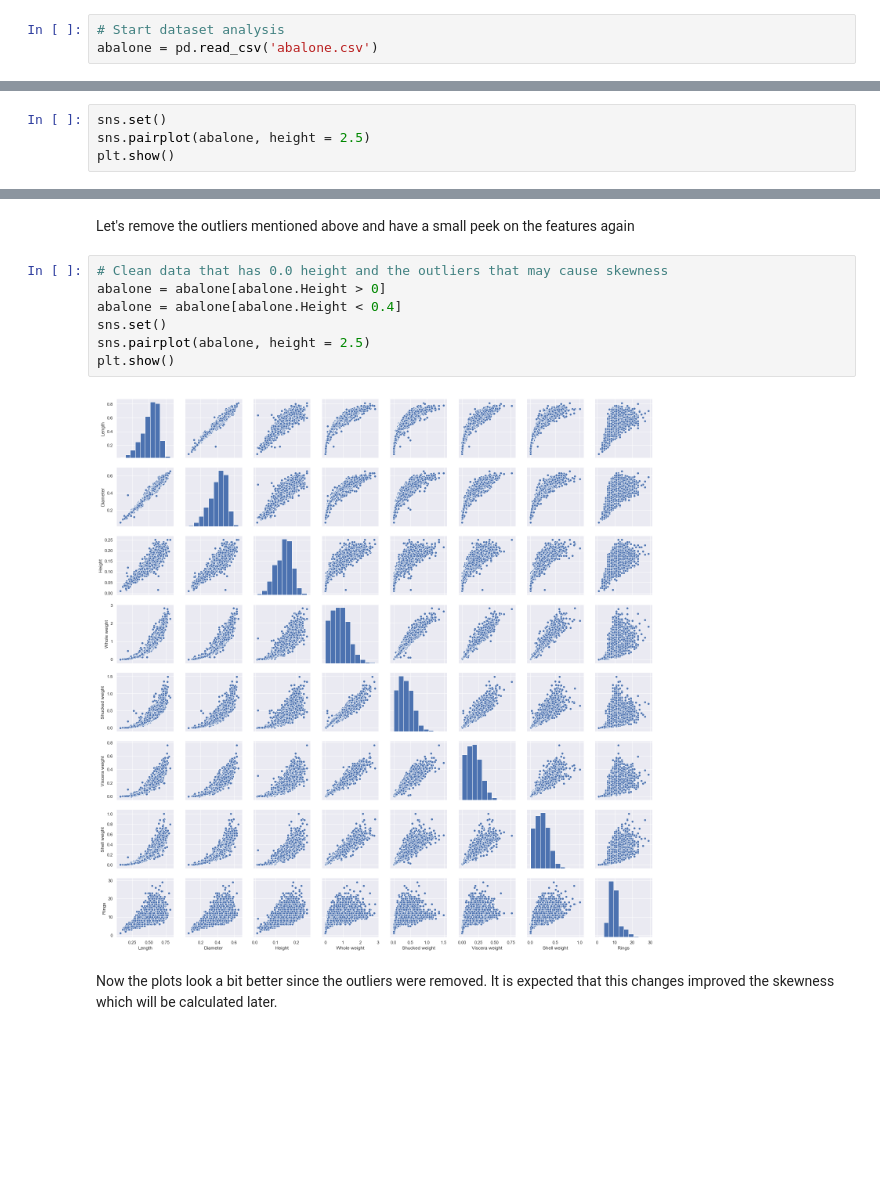
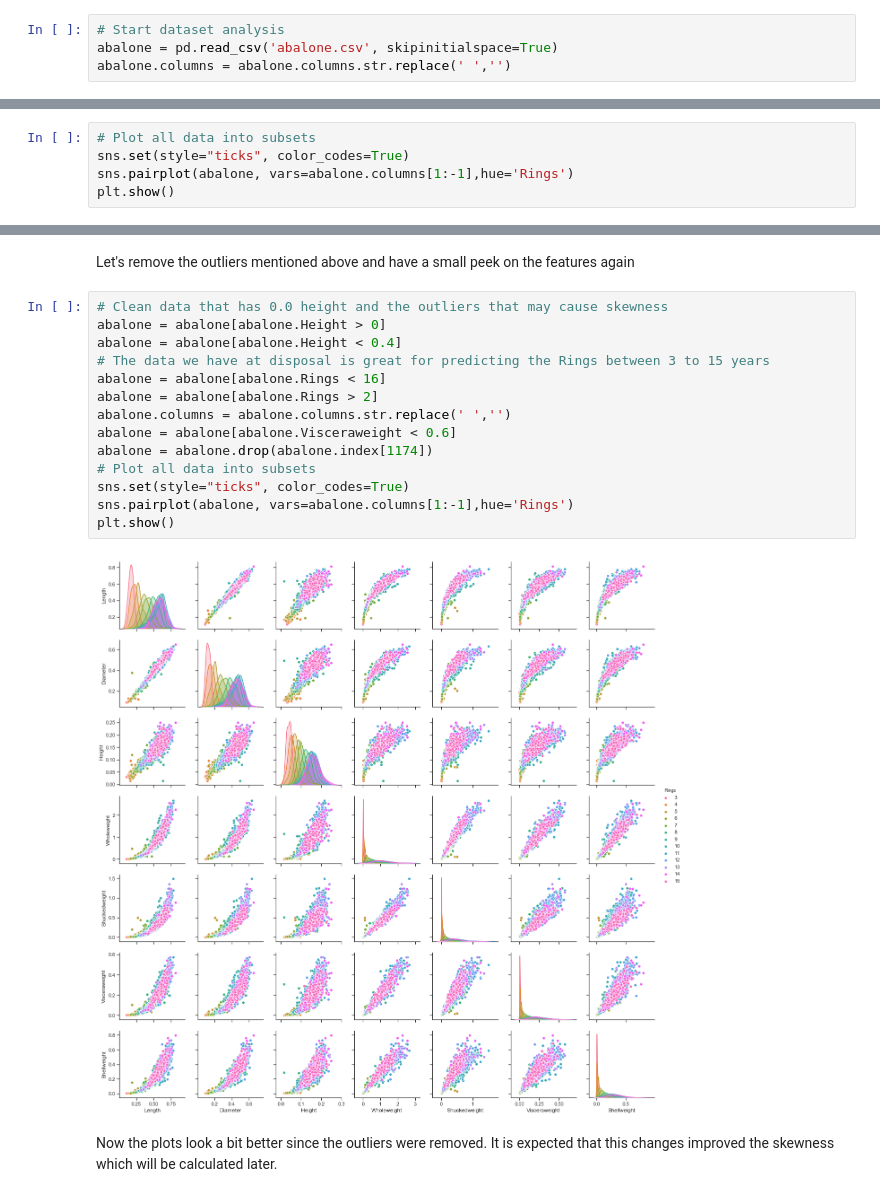
Before and after one commit to rujma/svm-py, a Jupyter notebook: svm-abalone-notebook.ipynb, the cells around one changed output, grey strips where cells are left out. Drawn from its saved outputs; the diff is of its cells as text; blank space fills up the shorter version.

```diff
--- a/svm-abalone-notebook.ipynb
+++ b/svm-abalone-notebook.ipynb
@@ -27,7 +40,8 @@ warnings.filterwarnings('ignore')
 Load dataset
 # %%
 # Start dataset analysis
-abalone = pd.read_csv('abalone.csv')
+abalone = pd.read_csv('abalone.csv', skipinitialspace=True)
+abalone.columns = abalone.columns.str.replace(' ','')
 # %% [markdown]
 ## Feature data visualization
 # %% [markdown]
@@ -50,7 +64,3 @@ abalone.sample(10)
 # %% [markdown]
 
 Plot dataset data. This is usefull to have an insight about the data and how it is related with the features. The categorical feature 'Sex' is hidden
-# %%
-sns.set()
-sns.pairplot(abalone, height = 2.5)
-plt.show()
@@ -58,0 +67,5 @@ plt.show()
+# %%
+# Plot all data into subsets
+sns.set(style="ticks", color_codes=True)
+sns.pairplot(abalone, vars=abalone.columns[1:-1],hue='Rings')
+plt.show()
@@ -69,12 +85,19 @@ Let's remove the outliers mentioned above and have a small peek on the features
 # %%
 # Clean data that has 0.0 height and the outliers that may cause skewness
 abalone = abalone[abalone.Height > 0]
 abalone = abalone[abalone.Height < 0.4]
-sns.set()
-sns.pairplot(abalone, height = 2.5)
+# The data we have at disposal is great for predicting the Rings between 3 to 15 years
+abalone = abalone[abalone.Rings < 16]
+abalone = abalone[abalone.Rings > 2]
+abalone.columns = abalone.columns.str.replace(' ','')
+abalone = abalone[abalone.Visceraweight < 0.6]
+abalone = abalone.drop(abalone.index[1174])
+# Plot all data into subsets
+sns.set(style="ticks", color_codes=True)
+sns.pairplot(abalone, vars=abalone.columns[1:-1],hue='Rings')
 plt.show()
 # %% [output]
-[figure, old version]
+[figure, new version]
 # %% [markdown]
 Now the plots look a bit better since the outliers were removed. It is expected that this changes improved the skewness which will be calculated later.
 # %% [markdown]
```
Also changed, not shown: parts of 18 cells of this notebook, 4 other files.
